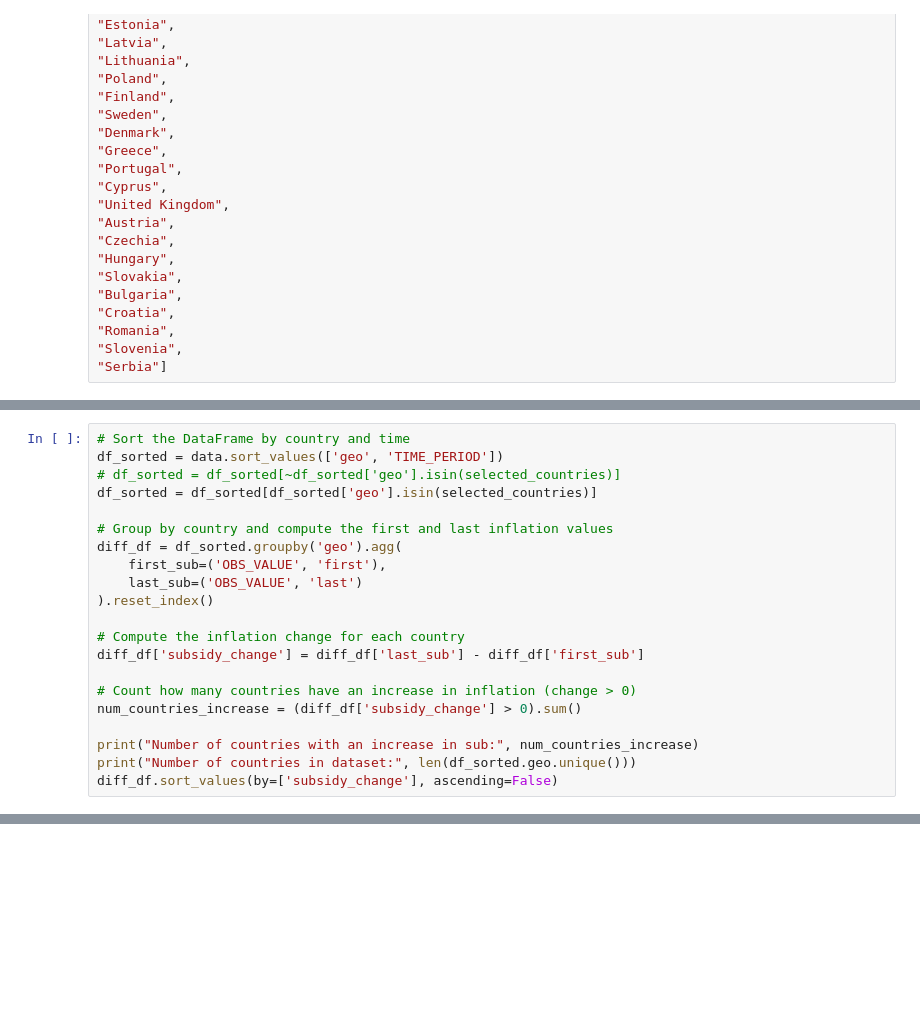
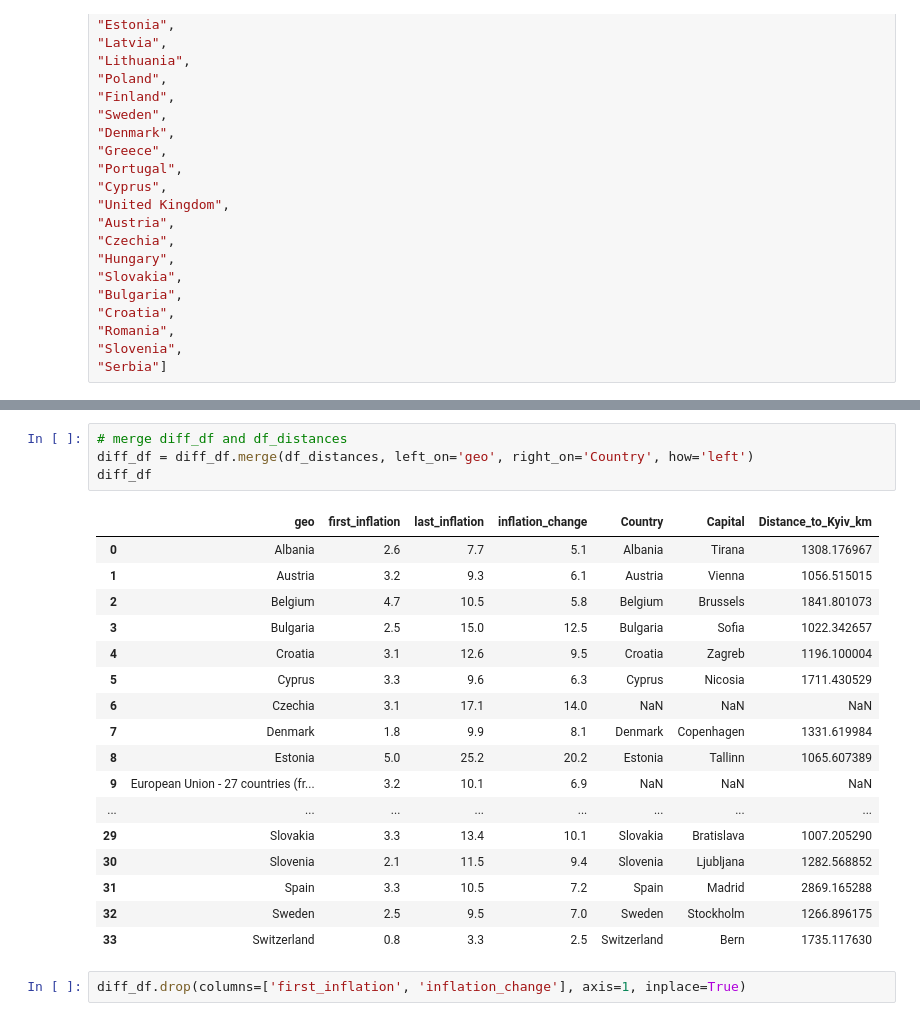
Before and after one commit to JeanLucaSchindler/CAPSTONE, a Jupyter notebook: EDA/war_impact.ipynb, the cells around one changed output, grey strips where cells are left out. Cells and saved outputs as stored; diff of their text form; blank space fills up the shorter version.

```diff
--- a/EDA/war_impact.ipynb
+++ b/EDA/war_impact.ipynb
@@ -268,21 +179,0 @@ See the caveats in the documentation: https://pandas.pydata.org/pandas-docs/stab
-# %%
-# Sort the DataFrame by country and time
-df_sorted = data.sort_values(['geo', 'TIME_PERIOD'])
-# df_sorted = df_sorted[~df_sorted['geo'].isin(selected_countries)]
-df_sorted = df_sorted[df_sorted['geo'].isin(selected_countries)]
-
-# Group by country and compute the first and last inflation values
-diff_df = df_sorted.groupby('geo').agg(
-    first_sub=('OBS_VALUE', 'first'),
-    last_sub=('OBS_VALUE', 'last')
-).reset_index()
-
-# Compute the inflation change for each country
-diff_df['subsidy_change'] = diff_df['last_sub'] - diff_df['first_sub']
-
-# Count how many countries have an increase in inflation (change > 0)
-num_countries_increase = (diff_df['subsidy_change'] > 0).sum()
-
-print("Number of countries with an increase in sub:", num_countries_increase)
-print("Number of countries in dataset:", len(df_sorted.geo.unique()))
-diff_df.sort_values(by=['subsidy_change'], ascending=False)
@@ -308,0 +261,24 @@ Number of countries in dataset: 23
+# %%
+# merge diff_df and df_distances
+diff_df = diff_df.merge(df_distances, left_on='geo', right_on='Country', how='left')
+diff_df
+# %% [output]
+|  | geo | first_inflation | last_inflation | inflation_change | Country | Capital | Distance_to_Kyiv_km |
+| 0 | Albania | 2.6 | 7.7 | 5.1 | Albania | Tirana | 1308.176967 |
+| 1 | Austria | 3.2 | 9.3 | 6.1 | Austria | Vienna | 1056.515015 |
+| 2 | Belgium | 4.7 | 10.5 | 5.8 | Belgium | Brussels | 1841.801073 |
+| 3 | Bulgaria | 2.5 | 15.0 | 12.5 | Bulgaria | Sofia | 1022.342657 |
+| 4 | Croatia | 3.1 | 12.6 | 9.5 | Croatia | Zagreb | 1196.100004 |
+| 5 | Cyprus | 3.3 | 9.6 | 6.3 | Cyprus | Nicosia | 1711.430529 |
+| 6 | Czechia | 3.1 | 17.1 | 14.0 | NaN | NaN | NaN |
+| 7 | Denmark | 1.8 | 9.9 | 8.1 | Denmark | Copenhagen | 1331.619984 |
+| 8 | Estonia | 5.0 | 25.2 | 20.2 | Estonia | Tallinn | 1065.607389 |
+| 9 | European Union - 27 countries (fr... | 3.2 | 10.1 | 6.9 | NaN | NaN | NaN |
+| ... | ... | ... | ... | ... | ... | ... | ... |
+| 29 | Slovakia | 3.3 | 13.4 | 10.1 | Slovakia | Bratislava | 1007.205290 |
+| 30 | Slovenia | 2.1 | 11.5 | 9.4 | Slovenia | Ljubljana | 1282.568852 |
+| 31 | Spain | 3.3 | 10.5 | 7.2 | Spain | Madrid | 2869.165288 |
+| 32 | Sweden | 2.5 | 9.5 | 7.0 | Sweden | Stockholm | 1266.896175 |
+| 33 | Switzerland | 0.8 | 3.3 | 2.5 | Switzerland | Bern | 1735.117630 |
+# %%
+diff_df.drop(columns=['first_inflation', 'inflation_change'], axis=1, inplace=True)
```
Also changed, not shown: parts of 10 cells of this notebook.
